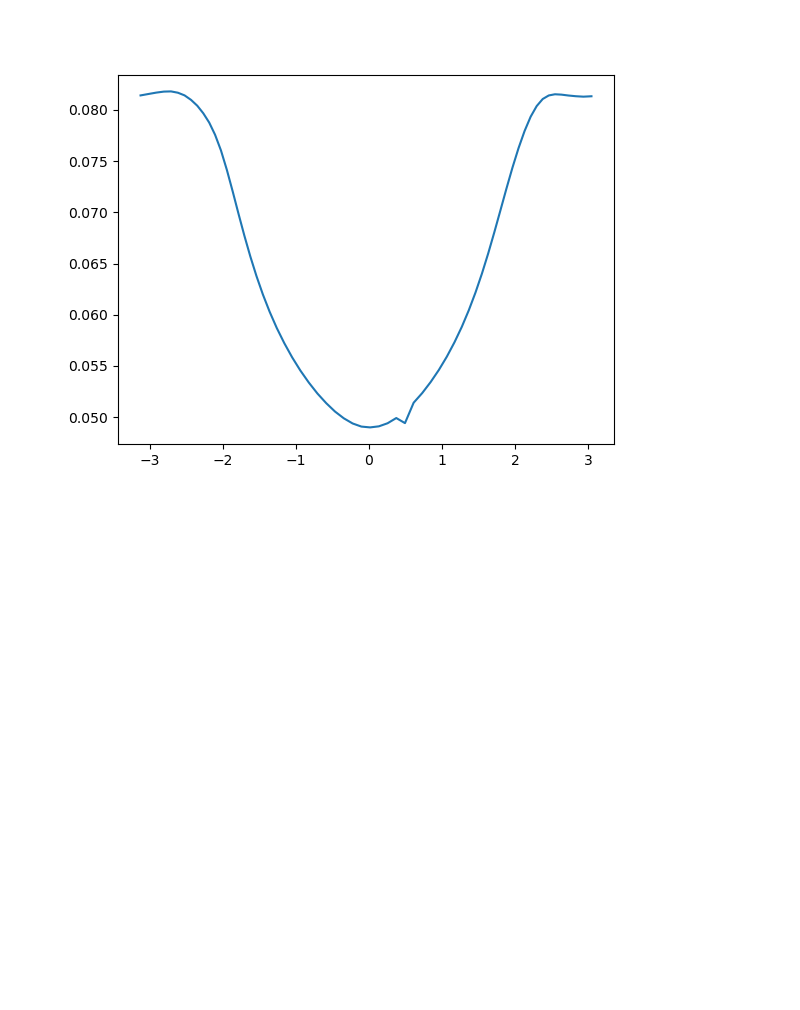
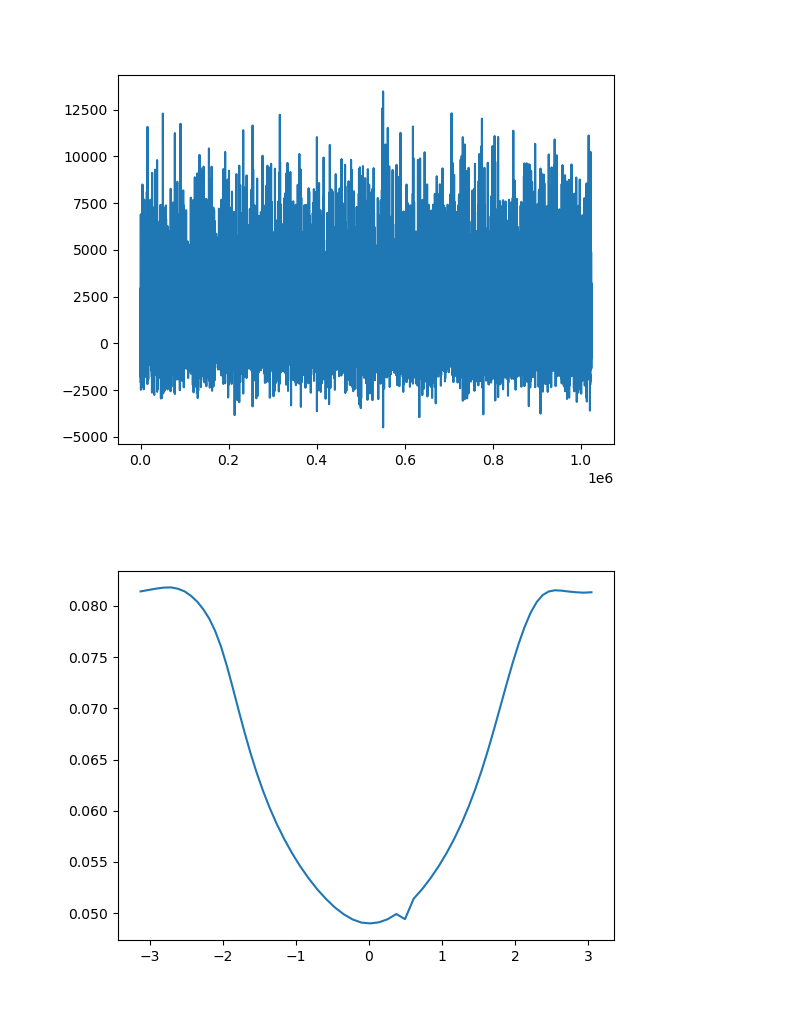
Before and after one commit to SaschaRienaecker/TJ-K, a Jupyter notebook: notebooks/Victor_version.ipynb, the cells around one changed output. Cells and saved outputs as stored; diff of their text form; code cells hidden in the pictures; blank space fills up the shorter version.

```diff
--- a/notebooks/Victor_version.ipynb
+++ b/notebooks/Victor_version.ipynb
@@ -72,3 +108,9 @@ def turbulent_transport(time, position, Nt):
+# %%
+plt.figure()
+plt.plot(vtilde*ntilde)
+plt.show()
+# %% [output]
+[figure, added]
 # %%
 theta_array_OPA = np.array([-3.1235280, -3.0137569, -2.9073485, -2.8051417, -2.7071847, -2.6126248, -2.5215145, -2.4330854, -2.3478083, -2.2648591, -2.1842471, -2.1040693, -2.0234246, -1.9421344, -1.8614906, -1.7821543, -1.7024737, -1.6212623, -1.5376113, -1.4496697, -1.3572263, -1.2596373, -1.1571439, -1.0493933, -0.93729199, -0.82152736, -0.70318702, -0.58321263, -0.46279019, -0.34215081, -0.22190346, -0.10223254, 0.017224783, 0.13673208, 0.25606317, 0.37513834, 0.49413465, 0.61282050, 0.73003303, 0.84526151, 0.95768375, 1.0665708, 1.1713279, 1.2715163, 1.3671756, 1.4586130, 1.5469808, 1.6322630, 1.7158621, 1.7989729, 1.8817460, 1.9647129, 2.0477027, 2.1307102, 2.2136460, 2.2962418, 2.3788249, 2.4615021, 2.5462539, 2.6346722, 2.7287933, 2.8293017, 2.9353781, 3.0454504])
 Bt_array_OPA    = np.array([81.413653,  81.554947, 81.688886, 81.785425, 81.805867, 81.677173, 81.418237, 80.978830, 80.410903, 79.665974, 78.762967, 77.573484, 76.043523, 74.128822, 72.002351, 69.823963, 67.703469, 65.680512, 63.775266, 61.973155, 60.285373, 58.697925, 57.225119, 55.836454, 54.551215, 53.374512, 52.301156, 51.361428, 50.541115, 49.880512, 49.379216, 49.074743, 48.995043, 49.098658, 49.399573, 49.909240, 49.413465, 51.404843, 52.347126, 53.423241, 54.605184, 55.900020, 57.305778, 58.811793, 60.431098, 62.159817, 64.012493, 65.972022, 68.033278, 70.161485, 72.300145, 74.362368, 76.264515, 77.940651, 79.336531, 80.374150, 81.064533,  81.410054, 81.525579, 81.490495, 81.405933, 81.336058, 81.291581, 81.331378])*10**(-3)
```
Also changed, not shown: parts of 11 cells of this notebook, 1 other file.
